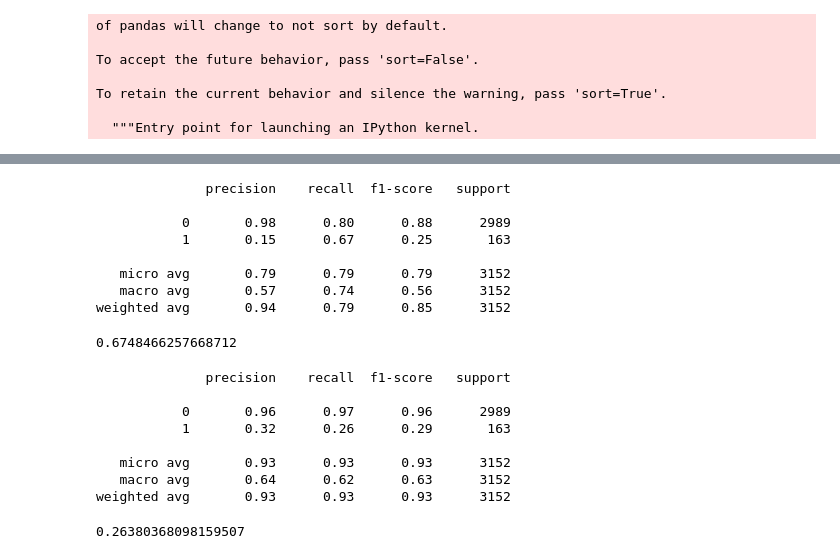
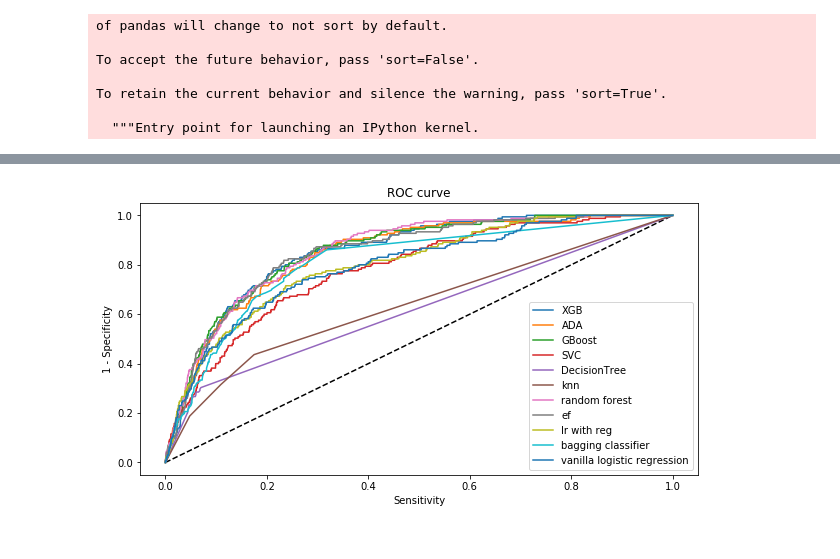
Before and after one commit to bearylogical/west_nile_colab, a Jupyter notebook: 03_model_optimization.ipynb, the cells around one changed output, grey strips where cells are left out. Drawn from its saved outputs; the diff is of its cells as text; code cells hidden in the pictures.

```diff
--- a/03_model_optimization.ipynb
+++ b/03_model_optimization.ipynb
@@ -233,17 +224,30 @@ scores.groupby('estimator').head(1)
 | 135 | 0.15 | NaN | LogisticRegression | NaN | NaN | NaN | NaN | NaN | 0.860465 | ... |
 # %%
 estimators = {
-    'XGB' : XGBClassifier(gamma=0.3,learning_rate=0.4,max_depth=3,n_estimators=150,subsample=0.5),
-    'ADA' : AdaBoostClassifier(learning_rate=0.788889,n_estimators=150),
-    'GBoost' : GradientBoostingClassifier(learning_rate=0.261111,max_depth=3,n_estimators=140),
-    'SVC' : SVC(kernel='rbf'),
-    'DecisionTree' : DecisionTreeClassifier(max_depth=None,min_samples_leaf=1,min_samples_split=2)
+    'XGB' : XGBClassifier(random_state = 42, gamma=0.3,learning_rate=0.4,max_depth=3,n_estimators=150,subsample=0.5),
+    'ADA' : AdaBoostClassifier(random_state = 42,learning_rate=0.788889,n_estimators=150),
+    'GBoost' : GradientBoostingClassifier(random_state = 42,learning_rate=0.261111,max_depth=3,n_estimators=140),
+    'SVC' : SVC(random_state = 42,kernel='rbf',probability=True),
+    'DecisionTree' : DecisionTreeClassifier(random_state = 42,max_depth=None,min_samples_leaf=1,min_samples_split=2),
+    'knn' : KNeighborsClassifier(n_neighbors=3),
+    'random forest' : RandomForestClassifier(random_state = 42,max_depth=10,min_samples_split=2,n_estimators=100),
+    'ef' : ExtraTreesClassifier(random_state = 42,min_samples_leaf=2,min_samples_split=2,n_estimators=60),
+    'lr with reg' : LogisticRegression(random_state = 42,penalty='l2',C=0.05),
+    'bagging classifier' : BaggingClassifier(random_state = 42,n_estimators=100),
+    'vanilla logistic regression' : LogisticRegression(random_state=42)
 }
+# %%
+scores = []
 # %%
 for e_name,estimator in estimators.items():
     estimator.fit(sampledX,sampledy)
     pred=estimator.predict(test_x)
-    print(e_name)
+    fpr, tpr, _ = roc_curve(test_y, estimator.predict_proba(test_x)[:,1],pos_label=1)
+    precision, recall, _ = precision_recall_curve(test_y, estimator.predict_proba(test_x)[:,1],pos_label=1)
+    score = {'est':e_name,
+             'roc_curve':[fpr, tpr],
+             'prc':[precision,recall]}
+    scores.append(score)
+    print('Results for ',e_name,':')
     print(classification_report(test_y,pred))
-    recall_score(test_y,pred,average='binary',pos_label=1)
 # %% [output]
@@ -340,32 +315,0 @@ weighted avg       0.93      0.89      0.91      3152
-# %%
-lr=LogisticRegression(penalty='l2',C=0.05)
-lr.fit(sampledX,sampledy)
-pred=lr.predict(test_x)
-print(classification_report(test_y,pred))
-recall_score(test_y,pred,average='binary',pos_label=1)
-# %% [output]
-              precision    recall  f1-score   support
-
-           0       0.98      0.80      0.88      2989
-           1       0.15      0.67      0.25       163
-
-   micro avg       0.79      0.79      0.79      3152
-   macro avg       0.57      0.74      0.56      3152
-weighted avg       0.94      0.79      0.85      3152
-0.6748466257668712
-# %%
-bd=BaggingClassifier(n_estimators=100)
-bd.fit(sampledX,sampledy)
-pred=bd.predict(test_x)
-print(classification_report(test_y,pred))
-recall_score(test_y,pred,average='binary',pos_label=1)
-# %% [output]
-              precision    recall  f1-score   support
-
-           0       0.96      0.97      0.96      2989
-           1       0.32      0.26      0.29       163
-
-   micro avg       0.93      0.93      0.93      3152
-   macro avg       0.64      0.62      0.63      3152
-weighted avg       0.93      0.93      0.93      3152
-0.26380368098159507
@@ -371,0 +320,14 @@ weighted avg       0.93      0.93      0.93      3152
+# %%
+#### Plot figure
+plt.figure(1,figsize=(10,5))
+plt.plot([0, 1], [0, 1], 'k--')
+for score in scores:
+    plt.plot(score['roc_curve'][0], score['roc_curve'][1], label=score['est'])
+plt.xlabel('Sensitivity')
+plt.ylabel('1 - Specificity')
+plt.title('ROC curve')
+plt.legend(loc='best')
+
+plt.show()
+# %% [output]
+[figure, added]
```
Also changed, not shown: parts of 11 cells of this notebook.
